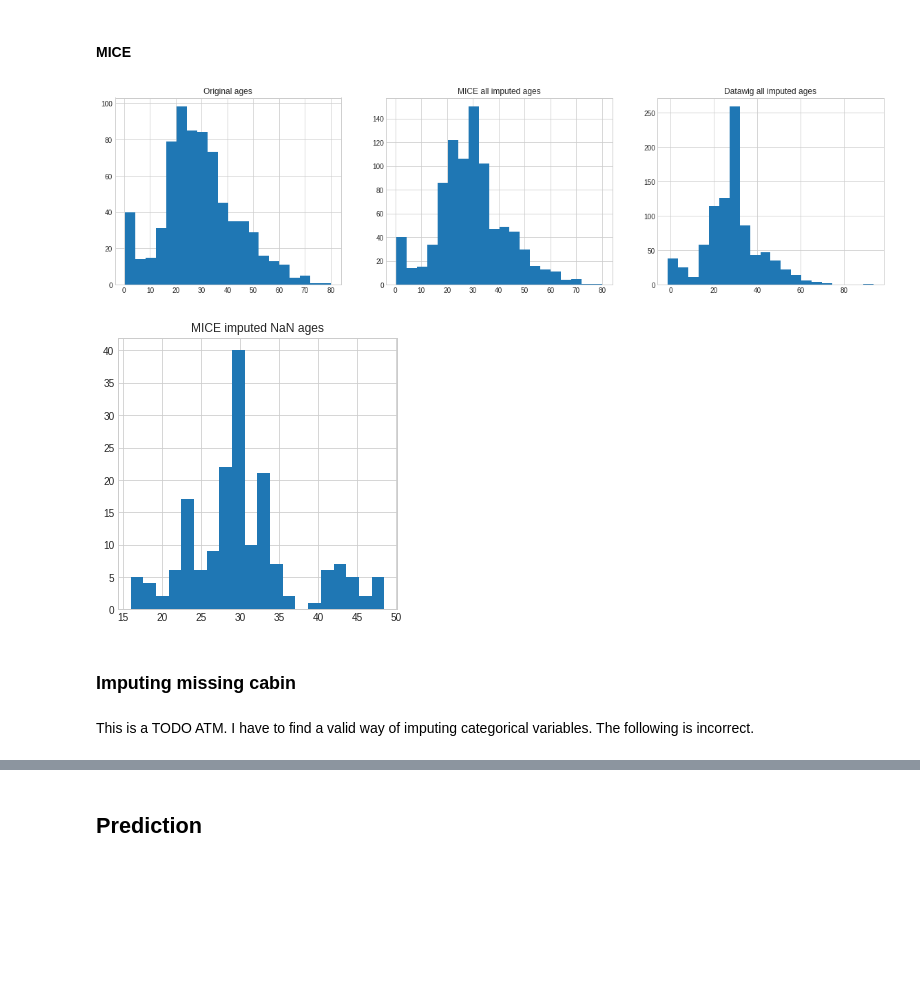
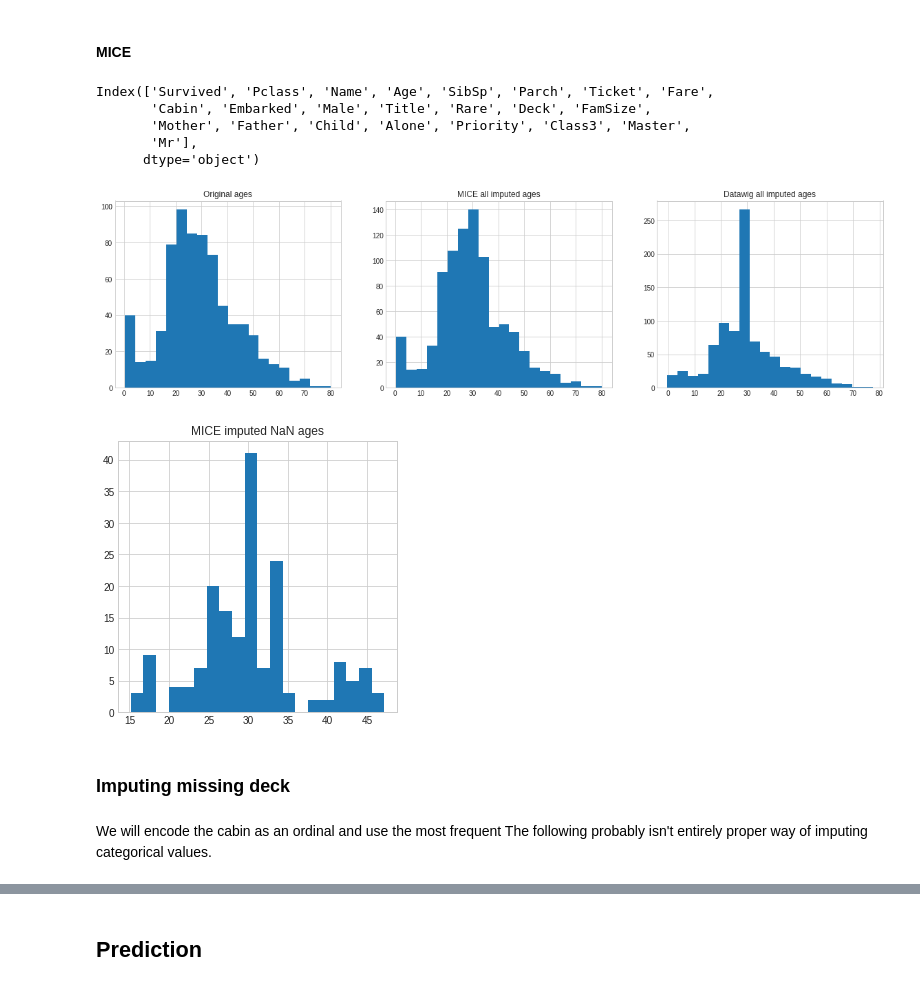
Before and after one commit to mirgee/data_projects, a Jupyter notebook: titanic/titanic.ipynb, the cells around one changed output, grey strips where cells are left out. Saved outputs shown, nothing was run; the diff lists cells and outputs as text; code cells hidden in the pictures; blank space fills up the shorter version.

```diff
--- a/titanic/titanic.ipynb
+++ b/titanic/titanic.ipynb
@@ -251,13 +251,11 @@ sns.catplot(data=df_train, x='FamSize', hue='Survived', kind='count')
 [figure]
 # %%
 def get_fam_size(row):
-    if row.FamSize == 1:
+    if row.FamSize == 1 or row.FamSize > 4:
         return 0
-    if 1 < row.FamSize <= 4:
+    else:
         return 1
-    else:
-        return 2
 
-# df_train['FamSize'] = df_train.apply(lambda r: get_fam_size(r), axis=1).astype(CategoricalDtype(ordered=True))
+df_train['FamSize'] = df_train.apply(lambda r: get_fam_size(r), axis=1).astype(CategoricalDtype(ordered=True))
 # %% [markdown]
 Observation:
@@ -271,18 +269,21 @@ Decision:
 We want to distinguish parents and children. In particular, difference between mothers and fathers may have been important.
 # %%
 def is_mother(row):
-    return row.Age >= 18 and row.Parch > 0 and row.Sex == 'female' and row.Title != 'Miss.'
+    return row.Age >= 18 and row.Parch > 0 and row.Male == False and row.Title != 'Miss.'
 def is_father(row):
-    return row.Age >= 18 and row.Parch > 0 and row.Sex == 'male'
+    return row.Age >= 18 and row.Parch > 0 and row.Male == True
 def is_child(row):
     return row.Age < 18 and row.Parch > 0
 def is_alone(row):
     return row.FamSize == 1
+def is_3rd_class(row):
+    return row.Pclass == 3
 
 df_train['Mother'] = df_train.apply(lambda r: is_mother(r), axis=1).astype('bool')
 df_train['Father'] = df_train.apply(lambda r: is_father(r), axis=1).astype('bool')
 df_train['Child'] = df_train.apply(lambda r: is_child(r), axis=1).astype('bool')
 df_train['Alone'] = df_train.apply(lambda r: is_alone(r), axis=1).astype('bool')
+df_train['Class3'] = df_train.apply(lambda r: is_3rd_class(r), axis=1).astype('bool')
 # %%
 for _, g in train.groupby("Name"):
     if len(g) > 1:
@@ -312,6 +352,7 @@ sns.catplot(
 # %%
 df_train.loc[62, 'Embarked'] = 'S'
 df_train.loc[830, 'Embarked'] = 'S'
+df_train['Embarked'] = df_train['Embarked'].astype(CategoricalDtype(categories=['S', 'C', 'Q'], ordered=False))
 # %% [markdown]
 Observation:
 * Median fare for port S corresponds to 80 USD paid by the passengers.
@@ -435,7 +483,7 @@ Note:
 # %%
 from impyute.imputation.cs import mice
 
-def train_mice(df_train=df_train, test_size=0.2):
+def train_mice(df_train=df_train, test_size=0.0):
     # Start the MICE training
     dummified = pd.get_dummies(df_train).applymap(float)
     df_mice_train, df_mice_test = \
@@ -447,27 +495,36 @@ def train_mice(df_train=df_train, test_size=0.2):
         # The library currently does not support saving model and predicting
         pass
     return imp_train
+# %%
+df_train.columns
+# %% [output]
+Index(['Survived', 'Pclass', 'Name', 'Age', 'SibSp', 'Parch', 'Ticket', 'Fare',
+       'Cabin', 'Embarked', 'Male', 'Title', 'Rare', 'Deck', 'FamSize',
+       'Mother', 'Father', 'Child', 'Alone', 'Priority', 'Class3', 'Master',
+       'Mr'],
+      dtype='object')
 # %%
-mice_imp = train_mice(df_train, test_size=0.0)['Age']
+mice_imp = train_mice(df_train[input_columns], test_size=0.0)['Age']
 mice_imp[mice_imp <= 0] = 1
+
 fig, ax = plt.subplots(1, 3, figsize=(20, 5))
 bins = 20
 ax[0].hist(df_train['Age'].dropna(), bins=bins)
 ax[0].set_title('Original ages')
 ax[1].hist(mice_imp, bins=bins)
 ax[1].set_title('MICE all imputed ages')
 ax[2].hist(dtwg_imp.values, bins=bins)
 ax[2].set_title('Datawig all imputed ages')
 fig.show()
 
 fig, ax = plt.subplots(1, 1, figsize=(5, 5))
 missing = df_train['Age'].isnull()
 ax.hist(mice_imp[missing].values, bins=bins)
 ax.set_title('MICE imputed NaN ages')
 fig.show()
 # %% [output]
-[figure, old version]
+[figure, new version]
-[figure, old version]
+[figure, new version]
 # %%
 # Impute missing values to age column
 df_train.loc[missing, 'Age'] = mice_imp[missing]
@@ -479,9 +536,9 @@ def priority(row):
 # With missing ages, we can create simple 'priority' feature
 df_train['Priority'] = df_train.apply(lambda r: priority(r), axis=1)
 # %% [markdown]
-### Imputing missing cabin
+### Imputing missing deck
-# %% [markdown]
-This is a TODO ATM. I have to find a valid way of imputing categorical variables. The following is incorrect.
+# %% [markdown]
+We will encode the cabin as an ordinal and use the most frequent The following probably isn't entirely proper way of imputing categorical values.
 # %%
 import numpy as np
 from sklearn.experimental import enable_iterative_imputer
```
Also changed, not shown: parts of 35 cells of this notebook.
